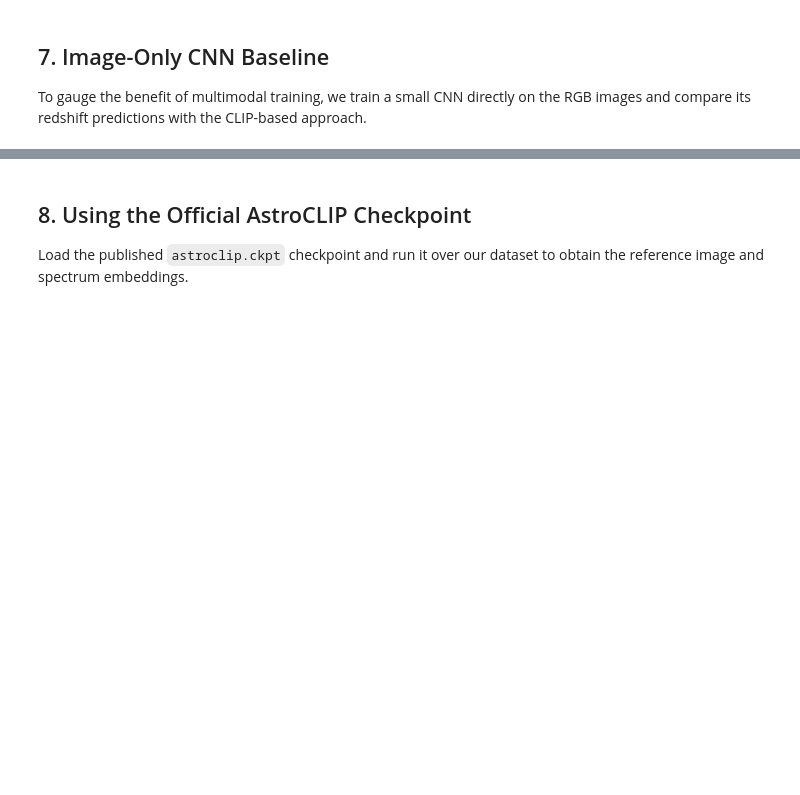
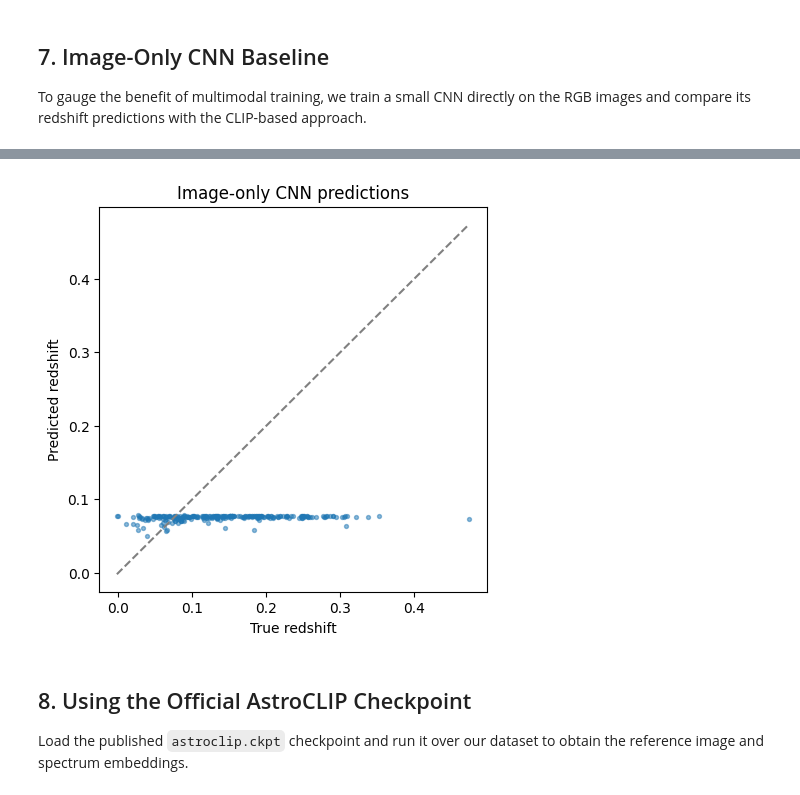
Before and after one commit to mhuertascompany/AstroCLIP, a Jupyter notebook: teaching_notebooks/astroclip_teaching_redshift.ipynb, the cells around one changed output, grey strips where cells are left out. Cells and saved outputs as stored; diff of their text form; code cells hidden in the pictures; blank space fills up the shorter version.

```diff
--- a/teaching_notebooks/astroclip_teaching_redshift.ipynb
+++ b/teaching_notebooks/astroclip_teaching_redshift.ipynb
@@ -242,6 +294,9 @@ Load the two autoencoders and train the CLIP objective for a few epochs.
 # %%
 from lightning.pytorch.loggers import CSVLogger as CSVLoggerClip
 
+
+LOAD_CLIP_CKPT = True
+clip_ckpt_path = ASTROCLIP_ROOT / 'clip_alignment_notebook.ckpt'
 clip_logger = CSVLoggerClip(save_dir=str(ASTROCLIP_ROOT / 'logs'), name='clip_alignment_notebook')
 clip_train_loader = build_multimodal_dataloader(ds['train'], batch_size=256, shuffle=True, num_workers=0)
 clip_val_loader = build_multimodal_dataloader(ds['test'], batch_size=256, shuffle=False, num_workers=0)
@@ -249,18 +304,25 @@ clip_val_loader = build_multimodal_dataloader(ds['test'], batch_size=256, shuffl
 image_encoder = ImageAutoencoder.load_from_checkpoint(image_ckpt_path)
 spectrum_encoder = SpectrumAutoencoder.load_from_checkpoint(spectrum_ckpt_path)
 
-clip_model = SmallCLIPModel(
-    image_encoder=image_encoder,
-    spectrum_encoder=spectrum_encoder,
-    projection_dim=256,
-    lr=5e-4,
-    temperature=0.1,
-    finetune_encoders=False,
-)
+if LOAD_CLIP_CKPT and clip_ckpt_path.exists():
+    clip_model = SmallCLIPModel.load_from_checkpoint(
+        clip_ckpt_path,
+        image_encoder=image_encoder,
+        spectrum_encoder=spectrum_encoder,
+    )
+    print("Pretrained model loaded from ", clip_ckpt_path)
+else:
 
-checkpoint_clip = ModelCheckpoint(dirpath=ASTROCLIP_ROOT, filename='clip_alignment_notebook', save_last=True, save_top_k=1)
-trainer_clip = L.Trainer(accelerator='auto', devices='auto', max_epochs=10, log_every_n_steps=25, callbacks=[checkpoint_clip], logger=clip_logger)
-trainer_clip.fit(clip_model, clip_train_loader, clip_val_loader)
-clip_ckpt_path = ASTROCLIP_ROOT / 'clip_alignment_notebook.ckpt'
-trainer_clip.save_checkpoint(clip_ckpt_path)
-print(f"Saved CLIP alignment checkpoint: {clip_ckpt_path}")
+    clip_model = SmallCLIPModel(
+        image_encoder=image_encoder,
+        spectrum_encoder=spectrum_encoder,
+        projection_dim=256,
+        lr=5e-4,
+        temperature=0.1,
+        finetune_encoders=False,
+    )
+    checkpoint_clip = ModelCheckpoint(dirpath=ASTROCLIP_ROOT, filename='clip_alignment_notebook', save_last=True, save_top_k=1)
+    trainer_clip = L.Trainer(accelerator='auto', devices='auto', max_epochs=10,
+                             log_every_n_steps=25, callbacks=[checkpoint_clip], logger=clip_logger)
+    trainer_clip.fit(clip_model, clip_train_loader, clip_val_loader)
+    trainer_clip.save_checkpoint(clip_ckpt_path)
@@ -506,23 +631,25 @@ plt.show()
 # %%
 # Predicted vs true for the image-only CNN
 cnn_model.eval()
 cnn_preds, cnn_truth = [], []
 with torch.no_grad():
     for imgs, zs in cnn_val_loader:
-        preds = cnn_model(imgs.to(dev)).cpu().numpy()
+        preds = cnn_model(imgs.to(device)).cpu().numpy()
         cnn_preds.append(preds)
         cnn_truth.append(zs.numpy())
 cnn_preds = np.concatenate(cnn_preds)
 cnn_truth = np.concatenate(cnn_truth)
 
 plt.figure(figsize=(5, 5))
 plt.scatter(cnn_truth, cnn_preds, s=8, alpha=0.5)
 lims = [cnn_truth.min(), cnn_truth.max()]
 plt.plot(lims, lims, '--', color='gray')
 plt.xlabel('True redshift')
 plt.ylabel('Predicted redshift')
 plt.title('Image-only CNN predictions')
 plt.show()
+# %% [output]
+[figure, added]
 # %% [markdown]
 ## 8. Using the Official AstroCLIP Checkpoint
 
```
Also changed, not shown: parts of 27 cells of this notebook.
